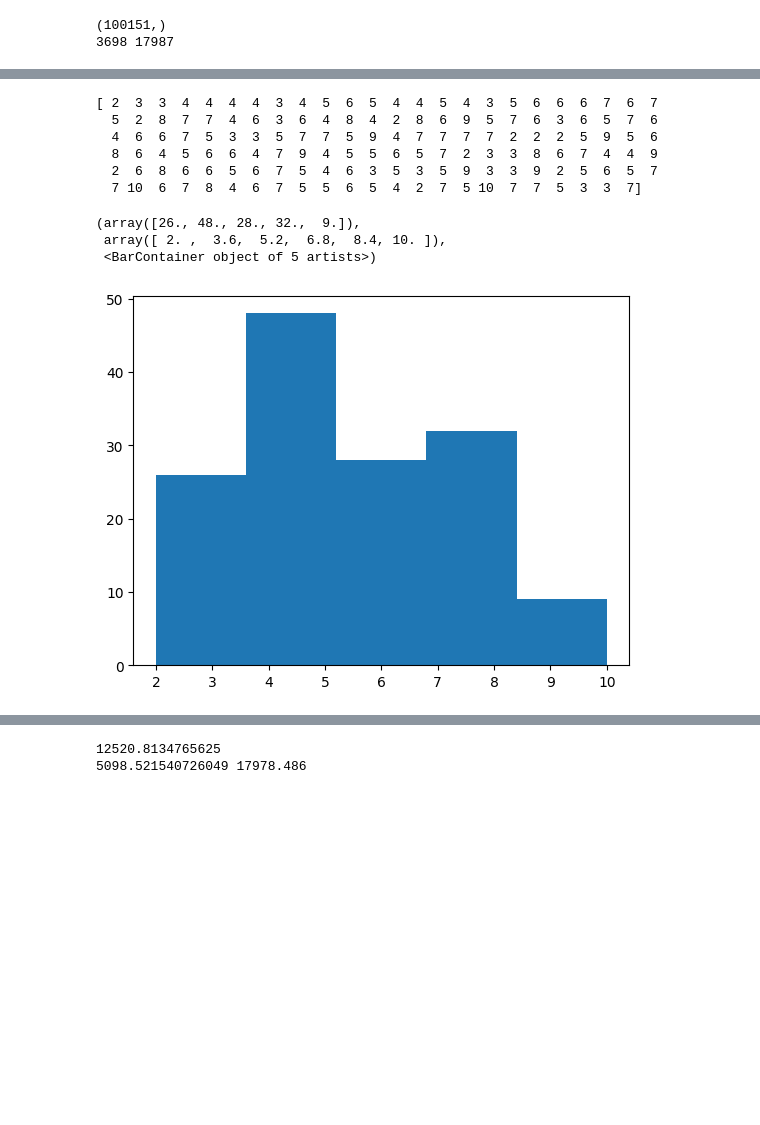
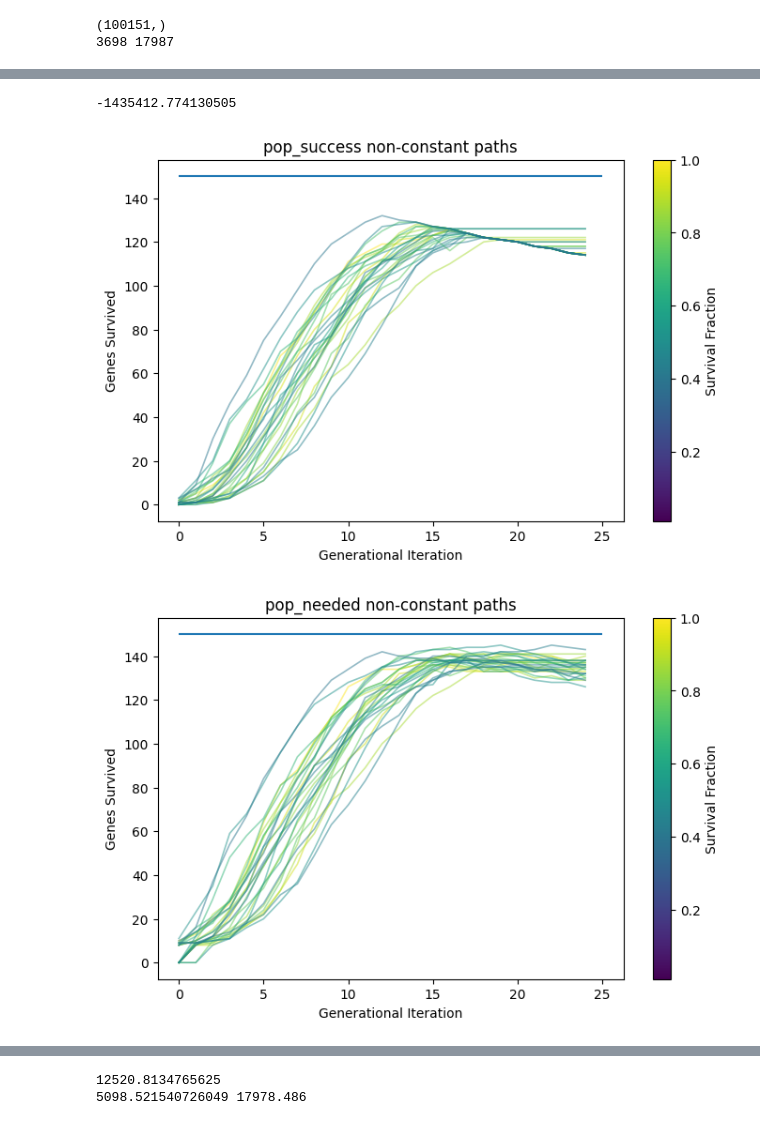
Before and after one commit to Logan-Kelsch/Structural_Regression, a Jupyter notebook: src/dev.ipynb, the cells around one changed output, grey strips where cells are left out. Drawn from its saved outputs; the diff is of its cells as text; code cells hidden in the pictures; blank space fills up the shorter version.

Commit message:
completed and wrapped up evaluation and reproduction functionality. ready for some simple self tests and validation tests on data

```diff
--- a/src/dev.ipynb
+++ b/src/dev.ipynb
@@ -344,15 +305,54 @@ print(mapped_fitness)
-# %%
-import matplotlib.pyplot as plt
-print(eval["c"][7:])
-plt.hist(eval["c"][7:], bins=5)
-# %% [output]
-[ 2  3  3  4  4  4  4  3  4  5  6  5  4  4  5  4  3  5  6  6  6  7  6  7
-  5  2  8  7  7  4  6  3  6  4  8  4  2  8  6  9  5  7  6  3  6  5  7  6
-  4  6  6  7  5  3  3  5  7  7  5  9  4  7  7  7  7  2  2  2  5  9  5  6
-  8  6  4  5  6  6  4  7  9  4  5  5  6  5  7  2  3  3  8  6  7  4  4  9
-  2  6  8  6  6  5  6  7  5  4  6  3  5  3  5  9  3  3  9  2  5  6  5  7
-  7 10  6  7  8  4  6  7  5  5  6  5  4  2  7  5 10  7  7  5  3  3  7]
-(array([26., 48., 28., 32.,  9.]),
- array([ 2. ,  3.6,  5.2,  6.8,  8.4, 10. ]),
- <BarContainer object of 5 artists>)
-[figure, removed]
+# %%
+print(min(evaluation["F"]))
+# %% [output]
+-1435412.774130505
+# %%
+import numpy as np
+import matplotlib.pyplot as plt
+import matplotlib as mpl
+
+def plot_paths(arr, title='paths', remove_all_constant=True):
+    #arr shape assumed: (n_samples, path_len)
+    n_samples = arr.shape[0]
+    sample_idx = np.arange(n_samples)
+
+    #value tied to original row index i
+    sample_value = (n_samples - sample_idx) / n_samples
+
+    #remove constant rows or only all-zero rows
+    if remove_all_constant:
+        keep = ~np.all(arr == arr[:, [0]], axis=1)
+    else:
+        keep = ~np.all(arr == 0, axis=1)
+
+    cmap = plt.cm.viridis
+    norm = mpl.colors.Normalize(vmin=sample_value.min(), vmax=sample_value.max())
+
+    fig, ax = plt.subplots(figsize=(8, 5))
+
+    for i in sample_idx[keep]:
+        ax.plot(
+            arr[i],
+            color=cmap(norm(sample_value[i])),
+            alpha=0.5,
+            linewidth=1.2
+        )
+
+    sm = mpl.cm.ScalarMappable(cmap=cmap, norm=norm)
+    sm.set_array([])
+    cbar = plt.colorbar(sm, ax=ax)
+    cbar.set_label('Survival Fraction')
+
+    ax.set_xlabel('Generational Iteration')
+    ax.set_ylabel('Genes Survived')
+    ax.set_title(title)
+    ax.hlines(150, 0 ,25)
+    plt.show()
+
+
+#run on both arrays
+plot_paths(pop_success, title='pop_success non-constant paths')
+plot_paths(pop_needed+7, title='pop_needed non-constant paths')
+# %% [output]
+[figure, added]
+[figure, added]
```
Also changed, not shown: parts of 17 cells of this notebook, 5 other files.
